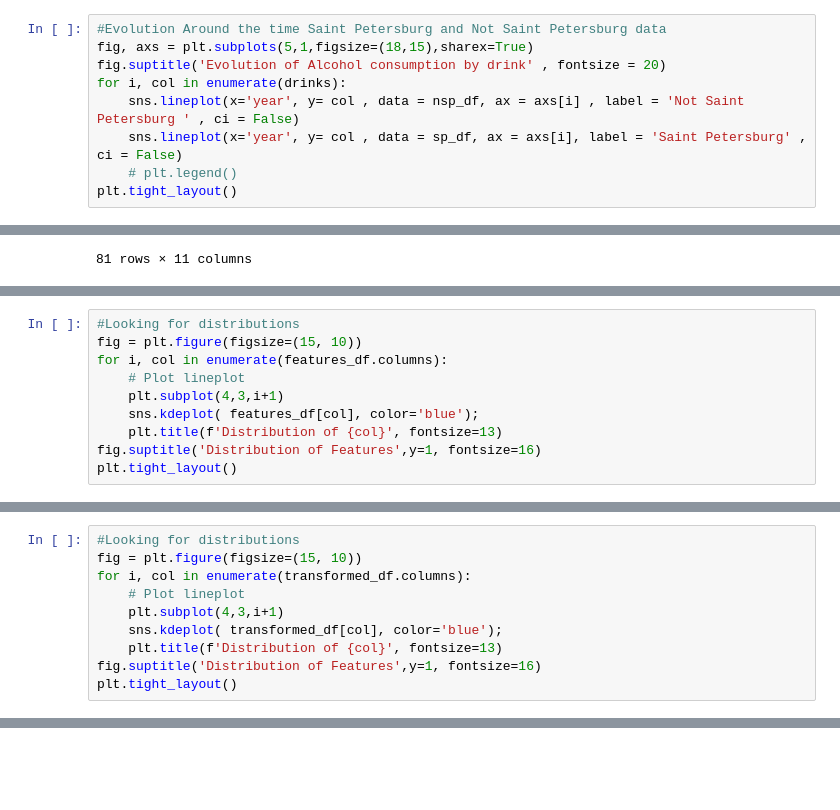
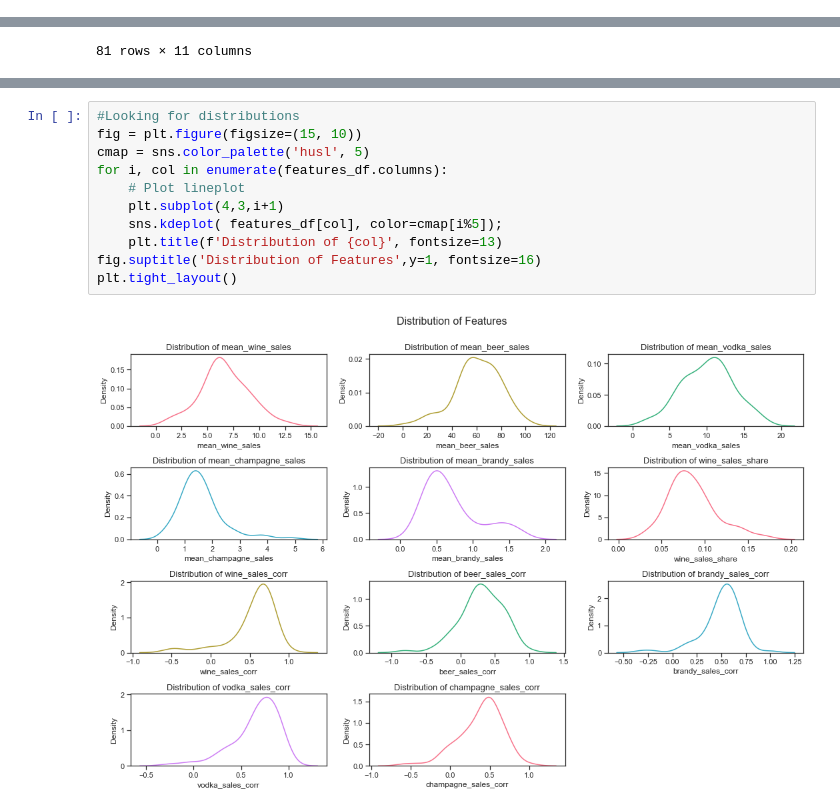
Before and after one commit to developerHobday/cluster-alcohol-consumption, a Jupyter notebook: notebook.ipynb, the cells around one changed output, grey strips where cells are left out. Saved outputs shown, nothing was run; the diff lists cells and outputs as text; blank space fills up the shorter version.

```diff
--- a/notebook.ipynb
+++ b/notebook.ipynb
@@ -251,12 +278,3 @@ This can be an aspect of the buying habits too.
 4. There are also regions that have a similar market share for wine to Moscow.
 5. The exploration has shown that while similarity exists, picking out the most similar regions will not be straightforward.
 6. Clustering seems to be a good mechanism to use to assess the similarity.
-# %%
-#Evolution Around the time Saint Petersburg and Not Saint Petersburg data
-fig, axs = plt.subplots(5,1,figsize=(18,15),sharex=True)
-fig.suptitle('Evolution of Alcohol consumption by drink' , fontsize = 20)
-for i, col in enumerate(drinks):
-    sns.lineplot(x='year', y= col , data = nsp_df, ax = axs[i] , label = 'Not Saint Petersburg ' , ci = False)
-    sns.lineplot(x='year', y= col , data = sp_df, ax = axs[i], label = 'Saint Petersburg' , ci = False)
-    # plt.legend()
-plt.tight_layout()
@@ -447,10 +329,0 @@ Distributions of mean_champagne_sales, wine_sales_corr, brandy_sales_corr, vodka
-# %%
-#Looking for distributions
-fig = plt.figure(figsize=(15, 10))
-for i, col in enumerate(features_df.columns):
-    # Plot lineplot
-    plt.subplot(4,3,i+1)
-    sns.kdeplot( features_df[col], color='blue');
-    plt.title(f'Distribution of {col}', fontsize=13)
-fig.suptitle('Distribution of Features',y=1, fontsize=16)
-plt.tight_layout()
@@ -467,10 +329,0 @@ def to_log(df , log_cols):
-# %%
-#Looking for distributions
-fig = plt.figure(figsize=(15, 10))
-for i, col in enumerate(transformed_df.columns):
-    # Plot lineplot
-    plt.subplot(4,3,i+1)
-    sns.kdeplot( transformed_df[col], color='blue');
-    plt.title(f'Distribution of {col}', fontsize=13)
-fig.suptitle('Distribution of Features',y=1, fontsize=16)
-plt.tight_layout()
@@ -685,0 +334,13 @@ Note that the axis of the plot do not have any interpretable meaning.
+# %%
+#Looking for distributions
+fig = plt.figure(figsize=(15, 10))
+cmap = sns.color_palette('husl', 5)
+for i, col in enumerate(features_df.columns):
+    # Plot lineplot
+    plt.subplot(4,3,i+1)
+    sns.kdeplot( features_df[col], color=cmap[i%5]);
+    plt.title(f'Distribution of {col}', fontsize=13)
+fig.suptitle('Distribution of Features',y=1, fontsize=16)
+plt.tight_layout()
+# %% [output]
+[figure, added]
```
Also changed, not shown: parts of 69 cells of this notebook.
